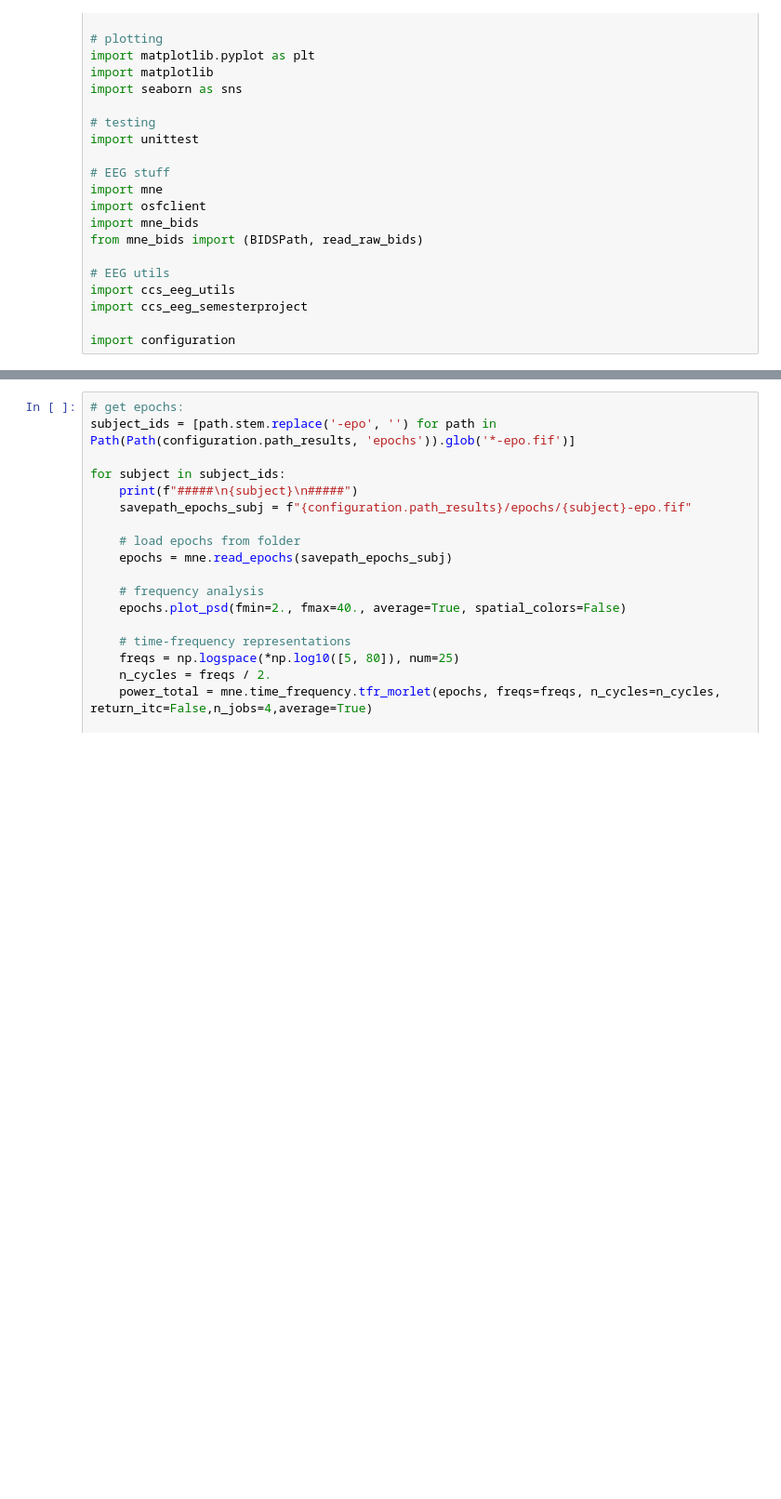
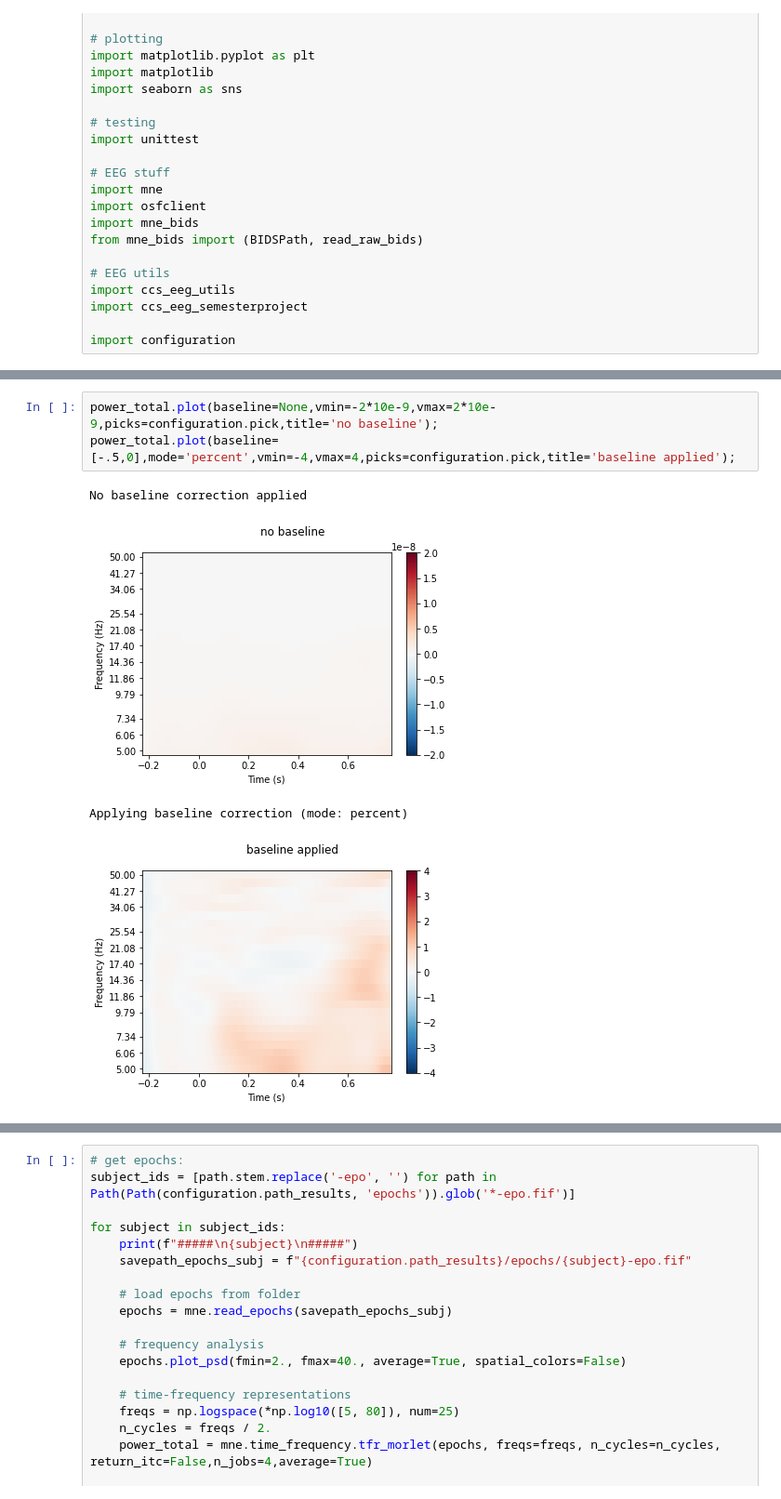
Before and after one commit to MagnusOstertag/Ostertag_SS2022_EEGSemesterProject, a Jupyter notebook: time_frequency.ipynb, the cells around one changed output, grey strips where cells are left out. Shown: that part at 93% size. Saved outputs shown, nothing was run; the diff lists cells and outputs as text; blank space fills up the shorter version.

```diff
--- a/time_frequency.ipynb
+++ b/time_frequency.ipynb
@@ -36,0 +69,8 @@ import configuration
+# %%
+power_total.plot(baseline=None,vmin=-2*10e-9,vmax=2*10e-9,picks=configuration.pick,title='no baseline');
+power_total.plot(baseline=[-.5,0],mode='percent',vmin=-4,vmax=4,picks=configuration.pick,title='baseline applied');
+# %% [output]
+No baseline correction applied
+[figure, added]
+Applying baseline correction (mode: percent)
+[figure, added]
```
Also changed, not shown: parts of 10 cells of this notebook.
